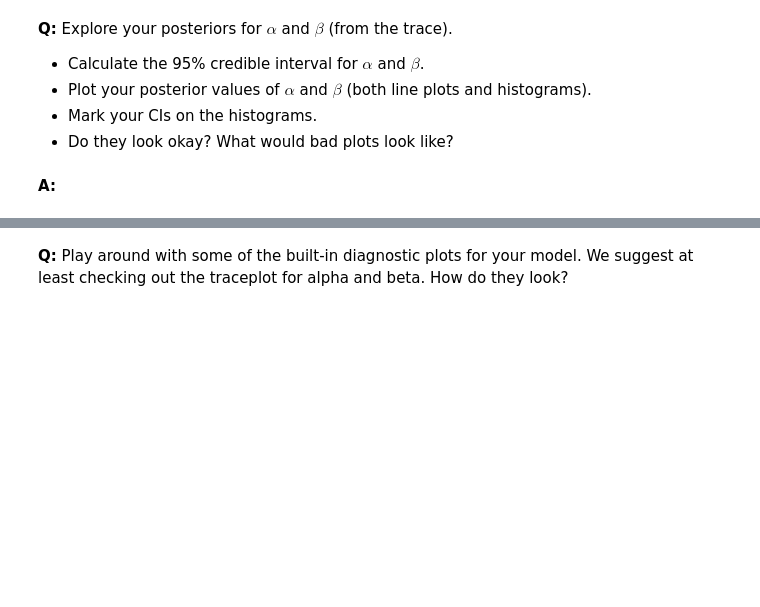
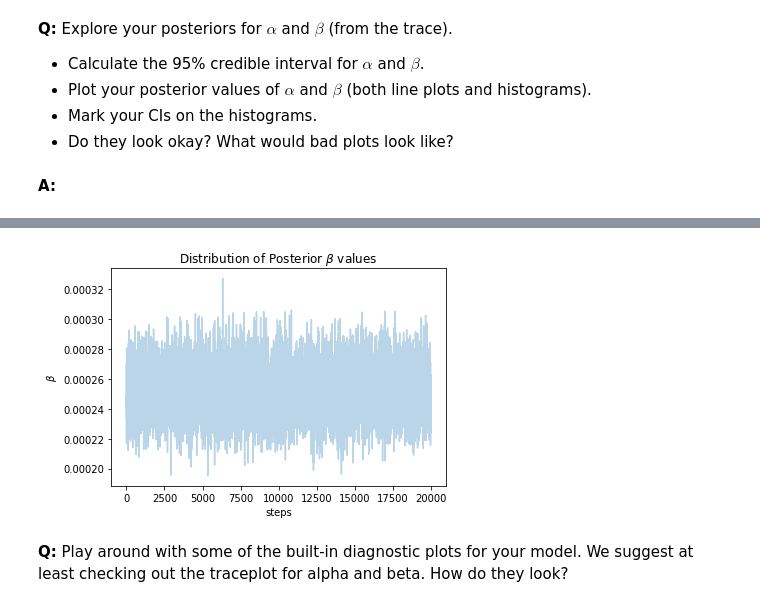
Before and after one commit to Preeti24/Statistics-mini-project, a Jupyter notebook: Bayesian_stats_Q6.28/inferential_statistics_3-Q.ipynb, the cells around one changed output, grey strips where cells are left out. Saved outputs shown, nothing was run; the diff lists cells and outputs as text; code cells hidden in the pictures; blank space fills up the shorter version.

```diff
--- a/Bayesian_stats_Q6.28/inferential_statistics_3-Q.ipynb
+++ b/Bayesian_stats_Q6.28/inferential_statistics_3-Q.ipynb
@@ -169,3 +163,11 @@ _ = plt.xlabel('steps')
+# %%
+# Lineplot for beta
+_ = plt.plot(beta_samples, alpha=0.3)
+_ = plt.title('Distribution of Posterior $\\beta$ values')
+_ = plt.ylabel('$\\beta$')
+_ = plt.xlabel('steps')
+# %% [output]
+[figure, added]
 # %% [markdown]
 __Q:__ Play around with some of the built-in diagnostic plots for your model. We suggest at least checking out the traceplot for alpha and beta. How do they look?
 # %% [markdown]
```
Also changed, not shown: parts of 10 cells of this notebook.
